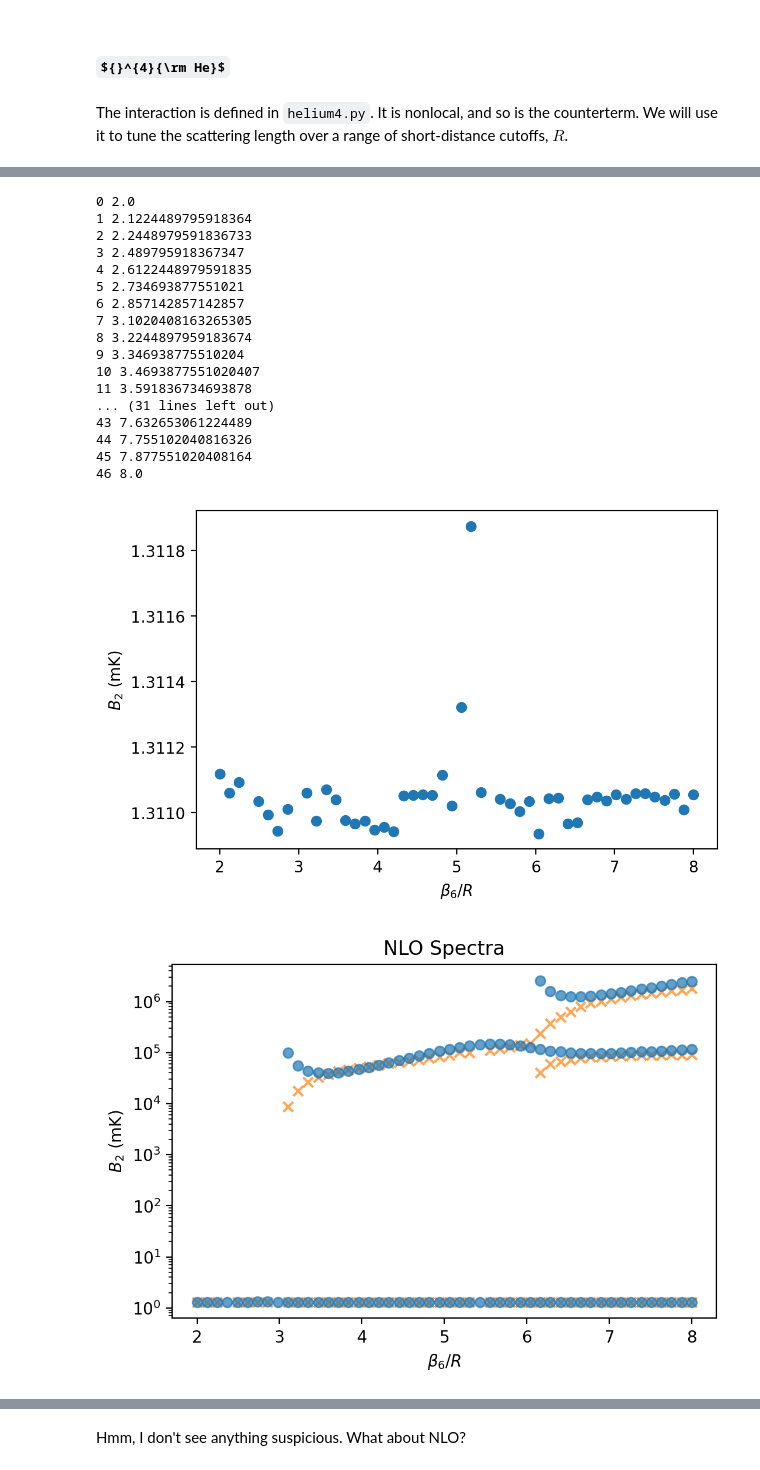
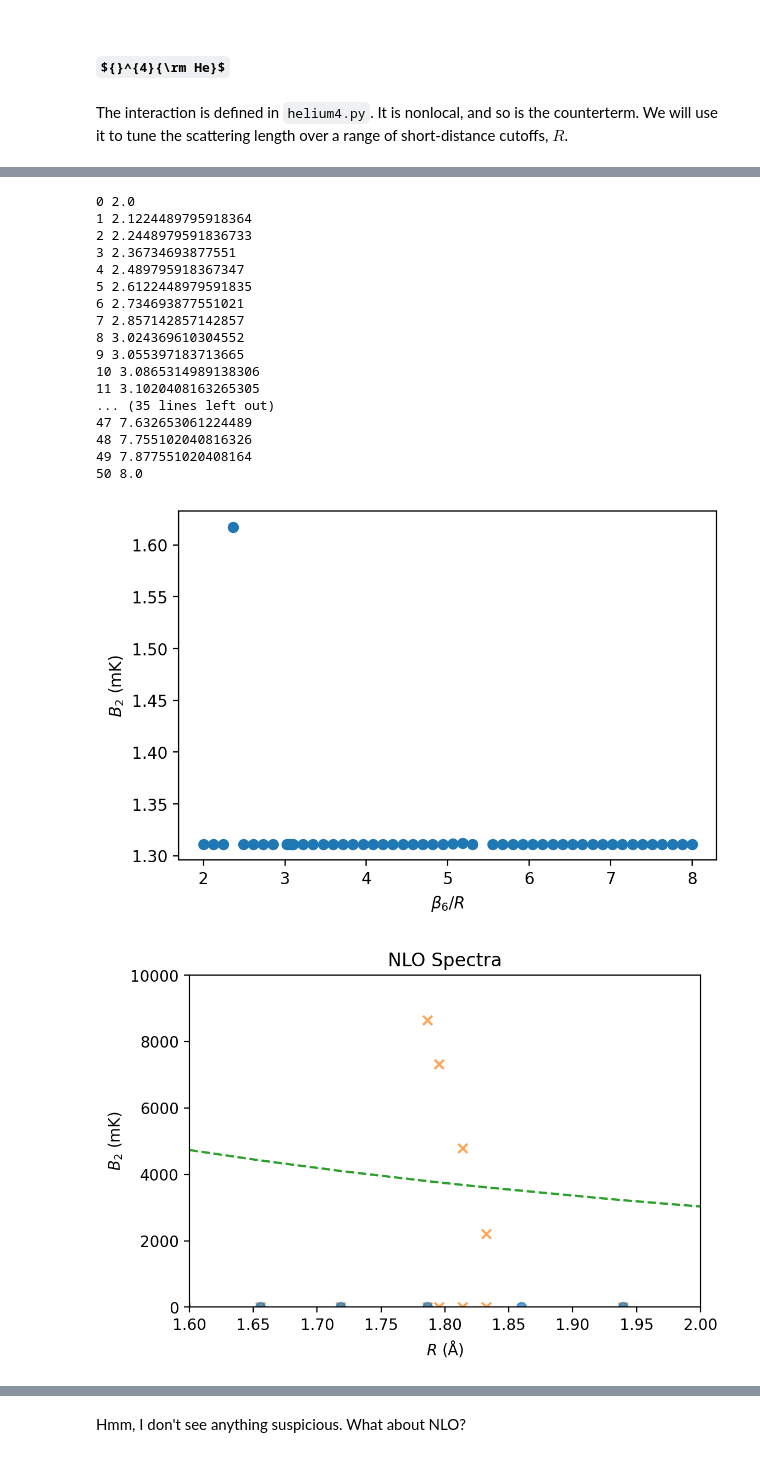
Before and after one commit to odell/vdw-nlo, a Jupyter notebook: Check NLO RG Flow - SemiLocal.ipynb, the cells around one changed output, grey strips where cells are left out. Saved outputs shown, nothing was run; the diff lists cells and outputs as text; code cells hidden in the pictures; some formulas as TeX source.

Commit message:
Look at two-body spectrum with updated nonlocal RG flow.

```diff
--- a/Check NLO RG Flow - SemiLocal.ipynb
+++ b/Check NLO RG Flow - SemiLocal.ipynb
@@ -13,7 +13,7 @@ import helium4plusplus as he4
 # %%
 ELL = 0
 
-rg_flow = np.loadtxt('datfiles/rg-flow-semilocal.dat')
+rg_flow = np.loadtxt('datfiles/rg-flow-semilocal-1.dat')
 # %%
 momenta = np.linspace(0.01/he4.BETA6, 0.3/he4.BETA6, 30)
 # X = he4.FACTOR * he4.BETA6 # K•Å^3
@@ -87,20 +87,20 @@ for (i, ratio) in enumerate(he4.BETA6/rg_flow[:, 0]):
 0 2.0
 1 2.1224489795918364
 2 2.2448979591836733
-3 2.489795918367347
-4 2.6122448979591835
-5 2.734693877551021
-6 2.857142857142857
-7 3.1020408163265305
-8 3.2244897959183674
-9 3.346938775510204
-10 3.4693877551020407
-11 3.591836734693878
-... (31 lines left out)
-43 7.632653061224489
-44 7.755102040816326
-45 7.877551020408164
-46 8.0
+3 2.36734693877551
+4 2.489795918367347
+5 2.6122448979591835
+6 2.734693877551021
+7 2.857142857142857
+8 3.024369610304552
+9 3.055397183713665
+10 3.0865314989138306
+11 3.1020408163265305
+... (35 lines left out)
+47 7.632653061224489
+48 7.755102040816326
+49 7.877551020408164
+50 8.0
 # %%
 fig, ax = plt.subplots(dpi=200)
 fig.patch.set_facecolor('white')
@@ -113,29 +113,36 @@ ax.scatter(he4.BETA6/rg_flow[:, 0], b2s*1000)
 ax.set_xlabel(r'$\beta_6/R$')
 ax.set_ylabel(r'$B_2$ (mK)');
 # %% [output]
-[figure, old version]
+[figure, new version]
 # %%
 spectra_lo = np.loadtxt('datfiles/he4plusplus_spectra_nonlocal2.txt')
 # %%
 fig, ax = plt.subplots(dpi=200)
 fig.patch.set_facecolor('white')
 
 for (R, spec) in zip(rg_flow[:, 0], spectra):
     for s in spec:
-        ax.scatter(he4.BETA6/R, -1000*s, color='C1', marker='x', alpha=0.7)
+        ax.scatter(R, -1000*s, color='C1', marker='x', alpha=0.7)
 
 for row in spectra_lo:
     for s in row[1:]:
         if s != 0:
-            ax.scatter(he4.BETA6/row[0], -1000*s, color='C0', alpha=0.7)
+            ax.scatter(row[0], -1000*s, color='C0', alpha=0.7)
 
-ax.set_yscale('log')
+ax.axvline(rg_flow[3, 0])
+
+# ax.set_yscale('log')
 # ax.axvline(he4.BETA6/rg_flow[18, 0], color='C6', linestyle='--')
 # ax.axvline(he4.BETA6/rg_flow[19, 0], color='C6', linestyle='--')
 # ax.axhline(he4.R0, color='C1', linestyle='-')
 
+ax.plot(rg_flow[:, 0], 1000*1/(he4.MASS*rg_flow[:, 0]**2), color='C2', linestyle='--')
+
+ax.set_ylim([0, 0.175e6])
+ax.set_ylim([0, 0.01e6])
+ax.set_xlim([1.6, 2])
 ax.set_title('NLO Spectra')
-ax.set_xlabel(r'$\beta_6/R$')
+ax.set_xlabel(r'$R$ (Å)')
 ax.set_ylabel(r'$B_2$ (mK)');
 # %% [output]
-[figure, old version]
+[figure, new version]
```
Also changed, not shown: parts of 5 cells of this notebook, 1 other file.
